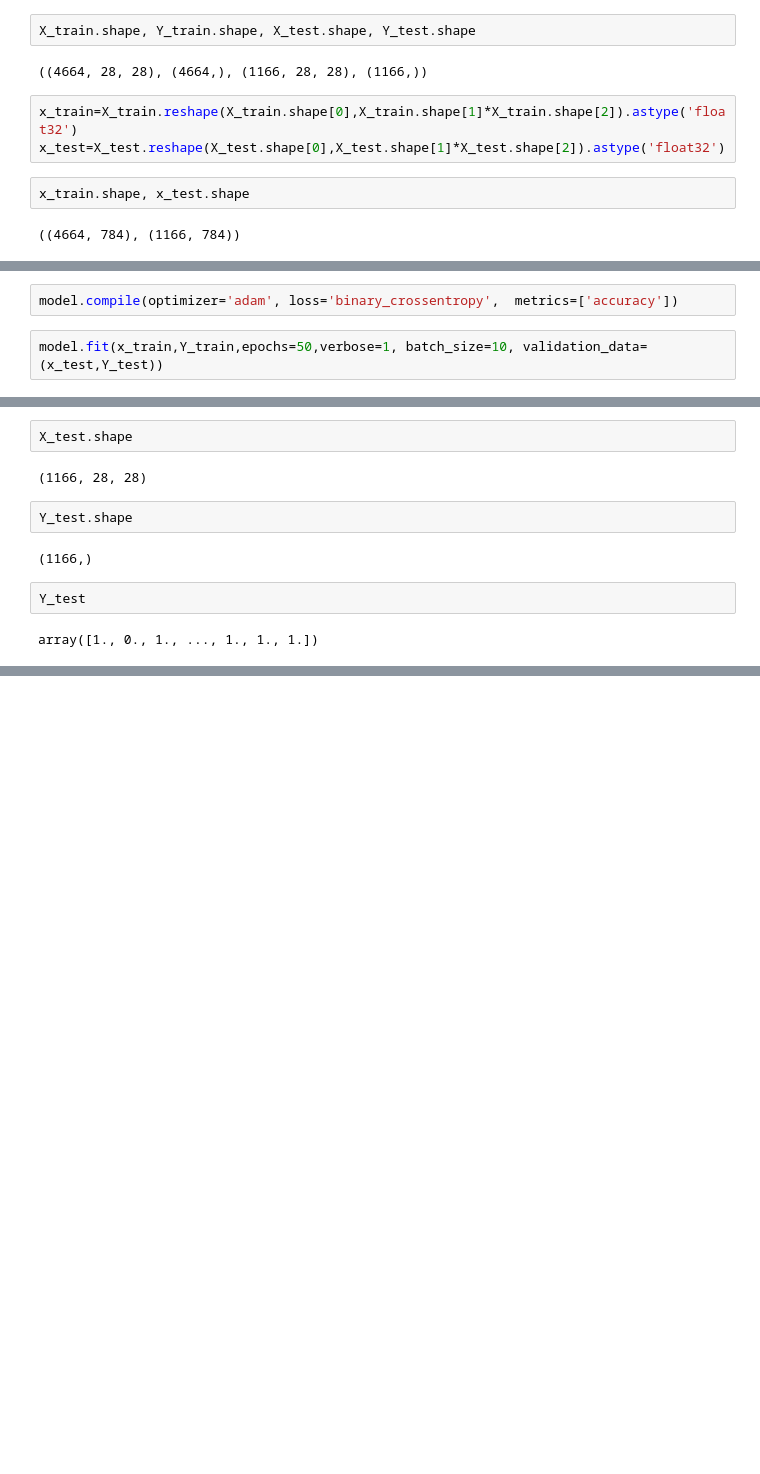
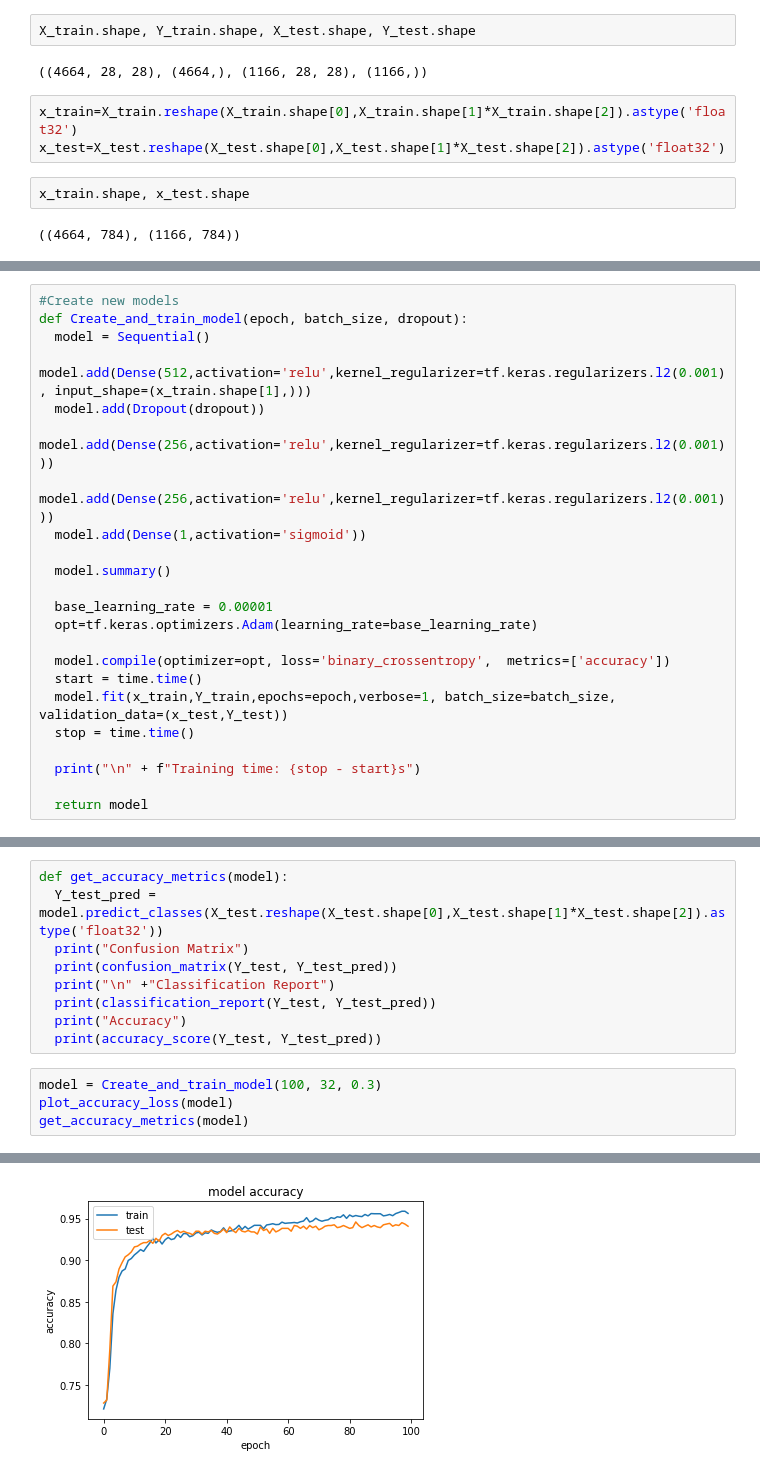
Before and after one commit to amrendra1002/DS-ML, a Jupyter notebook: DL_Assignment1.ipynb, the cells around one changed output, grey strips where cells are left out. Saved outputs shown, nothing was run; the diff lists cells and outputs as text; blank space fills up the shorter version.

```diff
--- a/DL_Assignment1.ipynb
+++ b/DL_Assignment1.ipynb
@@ -241,4 +263,0 @@ opt = SGD(learning_rate=0.001)
-# %%
-model.compile(optimizer='adam', loss='binary_crossentropy',  metrics=['accuracy'])
-# %%
-model.fit(x_train,Y_train,epochs=50,verbose=1, batch_size=10, validation_data=(x_test,Y_test))
@@ -264 +269,24 @@ Epoch 50/50
+# %%
+#Create new models
+def Create_and_train_model(epoch, batch_size, dropout):
+  model = Sequential()
+  model.add(Dense(512,activation='relu',kernel_regularizer=tf.keras.regularizers.l2(0.001), input_shape=(x_train.shape[1],)))
+  model.add(Dropout(dropout))
+  model.add(Dense(256,activation='relu',kernel_regularizer=tf.keras.regularizers.l2(0.001)))
+  model.add(Dense(256,activation='relu',kernel_regularizer=tf.keras.regularizers.l2(0.001)))
+  model.add(Dense(1,activation='sigmoid'))
+
+  model.summary()
+
+  base_learning_rate = 0.00001
+  opt=tf.keras.optimizers.Adam(learning_rate=base_learning_rate)
+
+  model.compile(optimizer=opt, loss='binary_crossentropy',  metrics=['accuracy'])
+  start = time.time()
+  model.fit(x_train,Y_train,epochs=epoch,verbose=1, batch_size=batch_size, validation_data=(x_test,Y_test))
+  stop = time.time()
+
+  print("\n" + f"Training time: {stop - start}s")
+
+  return model
 # %%
@@ -287,12 +313,14 @@ pyplot.show()
-# %%
-X_test.shape
-# %% [output]
-(1166, 28, 28)
-# %%
-Y_test.shape
-# %% [output]
-(1166,)
-# %%
-Y_test
-# %% [output]
-array([1., 0., 1., ..., 1., 1., 1.])
+# %%
+def get_accuracy_metrics(model):
+  Y_test_pred = model.predict_classes(X_test.reshape(X_test.shape[0],X_test.shape[1]*X_test.shape[2]).astype('float32'))
+  print("Confusion Matrix")
+  print(confusion_matrix(Y_test, Y_test_pred))
+  print("\n" +"Classification Report")
+  print(classification_report(Y_test, Y_test_pred))
+  print("Accuracy")
+  print(accuracy_score(Y_test, Y_test_pred))
+# %%
+model = Create_and_train_model(100, 32, 0.3)
+plot_accuracy_loss(model)
+get_accuracy_metrics(model)
+# %% [output]
@@ -298,0 +344 @@ array([1., 0., 1., ..., 1., 1., 1.])
+[figure, added]
```
Also changed, not shown: parts of 42 cells of this notebook.
